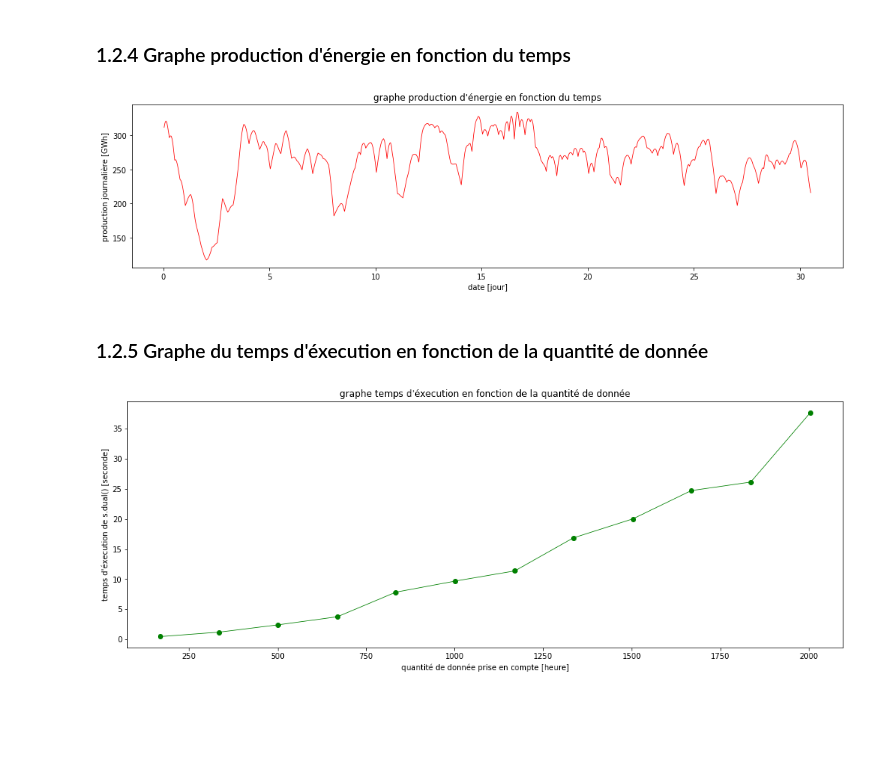
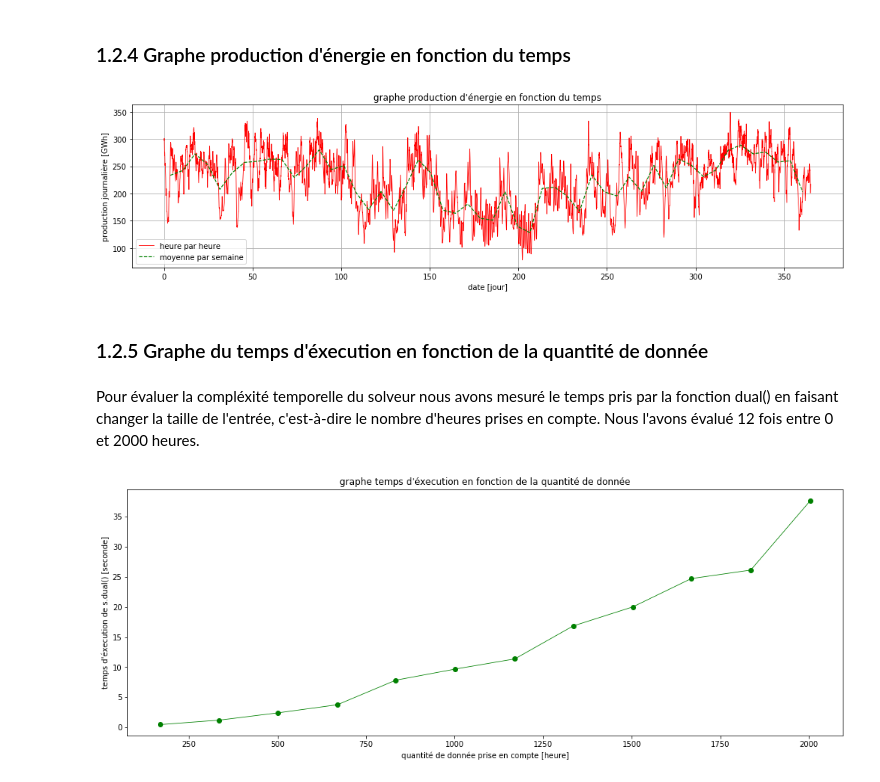
Before and after one commit to Zepp176/Projet_optimisation, a Jupyter notebook: Rapport-propre.ipynb, the cells around one changed output. Saved outputs shown, nothing was run; the diff lists cells and outputs as text; code cells hidden in the pictures; blank space fills up the shorter version.

```diff
--- a/Rapport-propre.ipynb
+++ b/Rapport-propre.ipynb
@@ -248,7 +247,7 @@ def resolution(N, T, P, d, k, verbose=True):
 
     return s, (end-start), rend
 # %%
-N = 244*3
+N = 24*365
 T = 3
 P = 500000
 d = 0.02
@@ -324,18 +325,25 @@ fig_sol.show()
 # %%
 energie = np.array(rend.T).dot(sol)/1000
 x_graph = np.arange(1,N+1,1)/24
 
+avrg_week_x = np.arange(24*7,24*7*53,24*7)/24 - 3.5
+avrg_week = np.array(matrix_sum_periods(24*7*52, 24*7)).dot(energie[:24*7*52])/(24*7)
+
 plt.figure(figsize=(17,4))
 plt.plot(x_graph, energie, '-r', linewidth=0.8)
+plt.plot(avrg_week_x, avrg_week, '--g', linewidth=1.2)
 plt.xlabel('date [jour]')
 plt.ylabel('production journalière [GWh]')
 plt.title('graphe production d\'énergie en fonction du temps')
-
+plt.grid()
+plt.legend(['heure par heure','moyenne par semaine'])
 plt.show()
 # %% [output]
-[figure, old version]
+[figure, new version]
 # %% [markdown]
 ### 1.2.5 Graphe du temps d'éxecution en fonction de la quantité de donnée
+# %% [markdown]
+Pour évaluer la compléxité temporelle du solveur nous avons mesuré le temps pris par la fonction dual() en faisant changer la taille de l'entrée, c'est-à-dire le nombre d'heures prises en compte. Nous l'avons évalué 12 fois entre 0 et 2000 heures.
 # %%
 N = 2001
 T = 3
```
Also changed, not shown: parts of 5 cells of this notebook.
